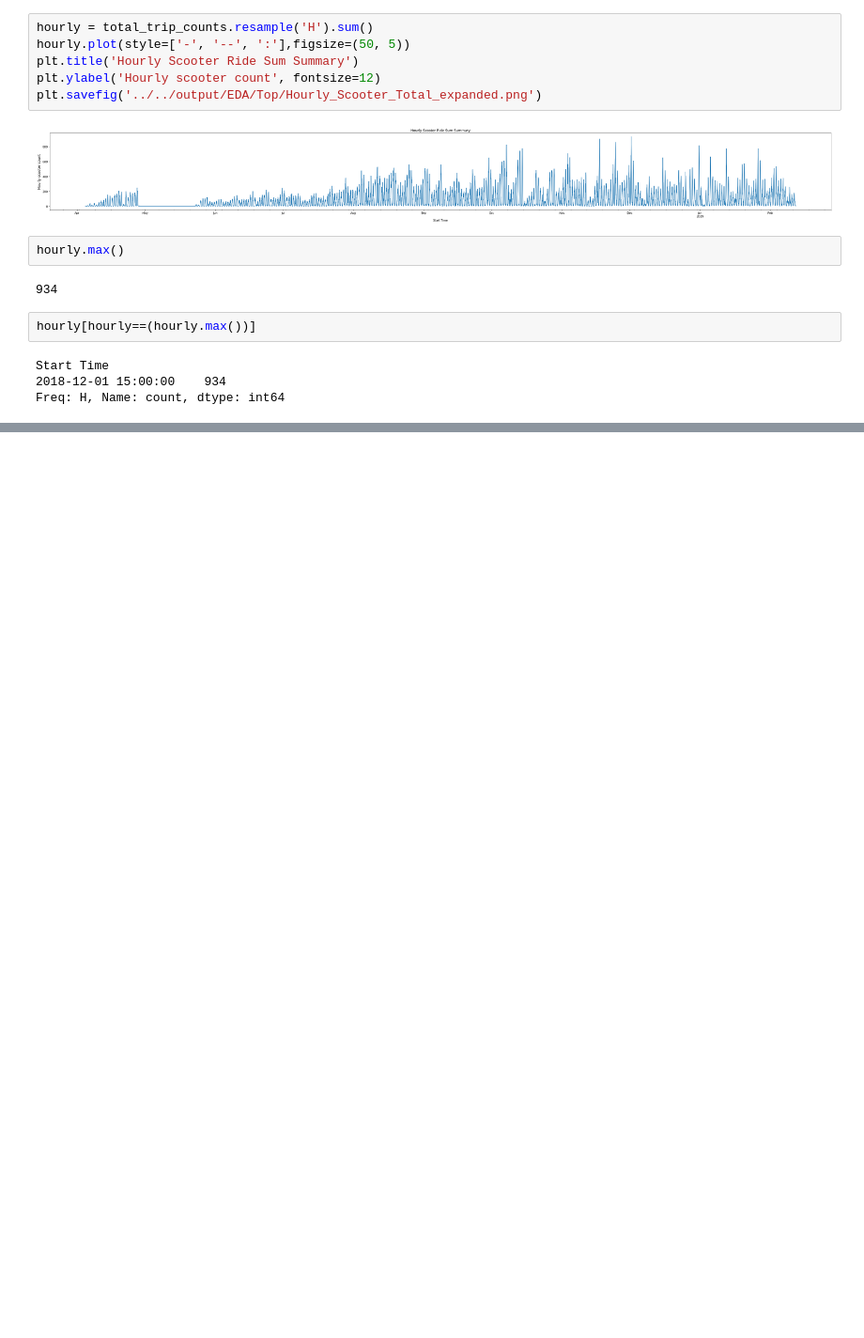
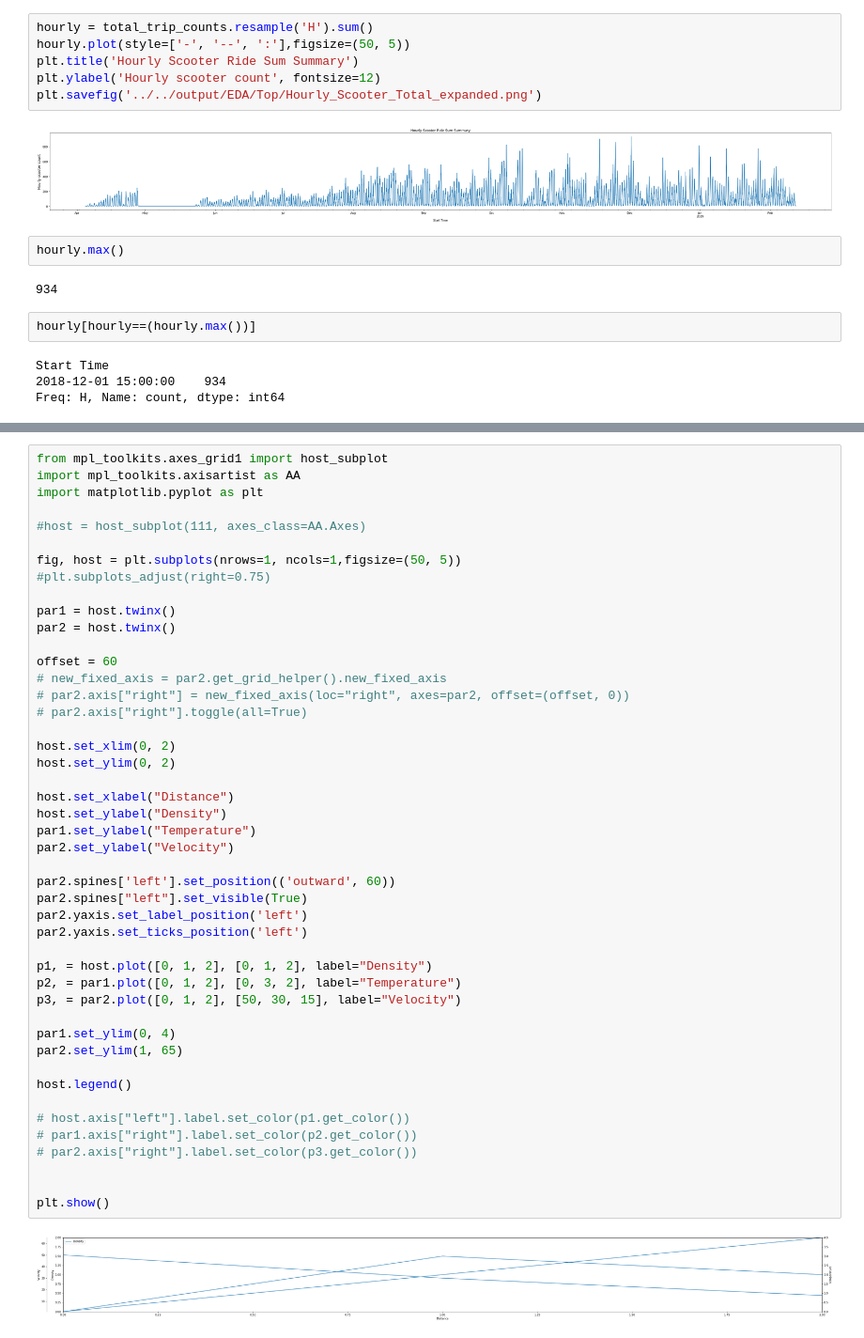
Before and after one commit to sameerabalay/Dockless_Mobility, a Jupyter notebook: src/Whole_Data_Set/Plots.ipynb, the cells around one changed output, grey strips where cells are left out. Shown at 94% size. Cells and saved outputs as stored; diff of their text form; blank space fills up the shorter version.

```diff
--- a/src/Whole_Data_Set/Untitled.ipynb
+++ b/src/Whole_Data_Set/Plots.ipynb
@@ -140,0 +189,48 @@ Freq: H, Name: count, dtype: int64
+# %%
+from mpl_toolkits.axes_grid1 import host_subplot
+import mpl_toolkits.axisartist as AA
+import matplotlib.pyplot as plt
+
+#host = host_subplot(111, axes_class=AA.Axes)
+
+fig, host = plt.subplots(nrows=1, ncols=1,figsize=(50, 5))
+#plt.subplots_adjust(right=0.75)
+
+par1 = host.twinx()
+par2 = host.twinx()
+
+offset = 60
+# new_fixed_axis = par2.get_grid_helper().new_fixed_axis
+# par2.axis["right"] = new_fixed_axis(loc="right", axes=par2, offset=(offset, 0))
+# par2.axis["right"].toggle(all=True)
+
+host.set_xlim(0, 2)
+host.set_ylim(0, 2)
+
+host.set_xlabel("Distance")
+host.set_ylabel("Density")
+par1.set_ylabel("Temperature")
+par2.set_ylabel("Velocity")
+
+par2.spines['left'].set_position(('outward', 60))
+par2.spines["left"].set_visible(True)
+par2.yaxis.set_label_position('left')
+par2.yaxis.set_ticks_position('left')
+
+p1, = host.plot([0, 1, 2], [0, 1, 2], label="Density")
+p2, = par1.plot([0, 1, 2], [0, 3, 2], label="Temperature")
+p3, = par2.plot([0, 1, 2], [50, 30, 15], label="Velocity")
+
+par1.set_ylim(0, 4)
+par2.set_ylim(1, 65)
+
+host.legend()
+
+# host.axis["left"].label.set_color(p1.get_color())
+# par1.axis["right"].label.set_color(p2.get_color())
+# par2.axis["right"].label.set_color(p3.get_color())
+
+
+plt.show()
+# %% [output]
+[figure, added]
```
Also changed, not shown: parts of 3 cells of this notebook, 12 other files.
